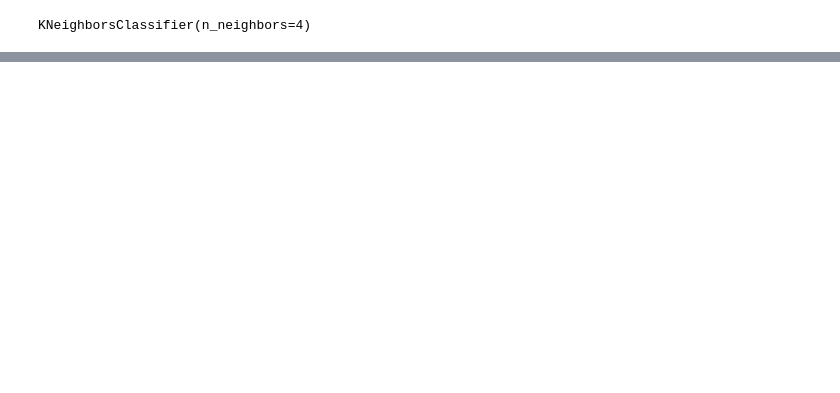
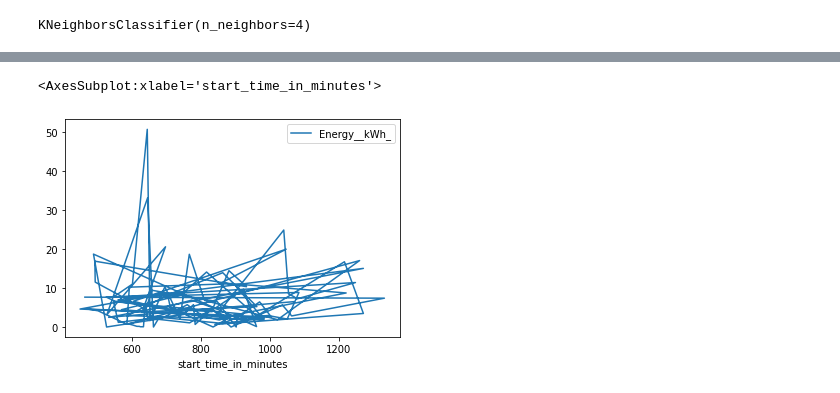
Before and after one commit to Kinjal124/IndependentStudyResearch, a Jupyter notebook: idp_V2.ipynb, the cells around one changed output, grey strips where cells are left out. Drawn from its saved outputs; the diff is of its cells as text; code cells hidden in the pictures; blank space fills up the shorter version.

```diff
--- a/idp_V2.ipynb
+++ b/idp_V2.ipynb
@@ -773,0 +779,5 @@ memory usage: 3.4+ MB
+# %%
+newdf.head(110).plot(x='start_time_in_minutes', y='Energy__kWh_', label='Energy__kWh_')
+# %% [output]
+<AxesSubplot:xlabel='start_time_in_minutes'>
+[figure, added]
```
Also changed, not shown: parts of 15 cells of this notebook.
